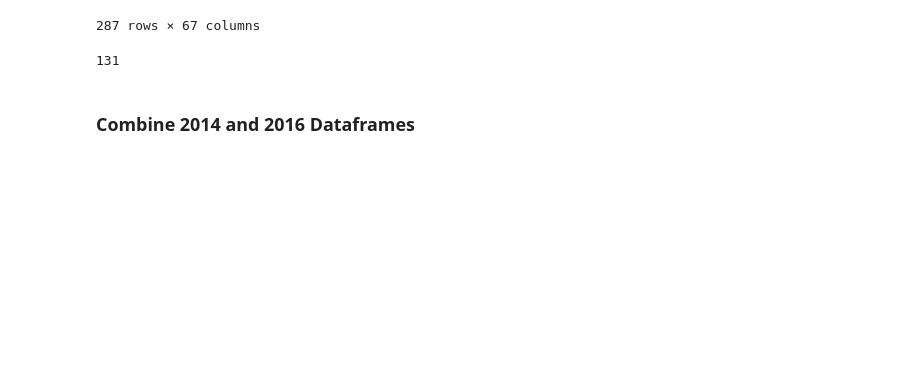
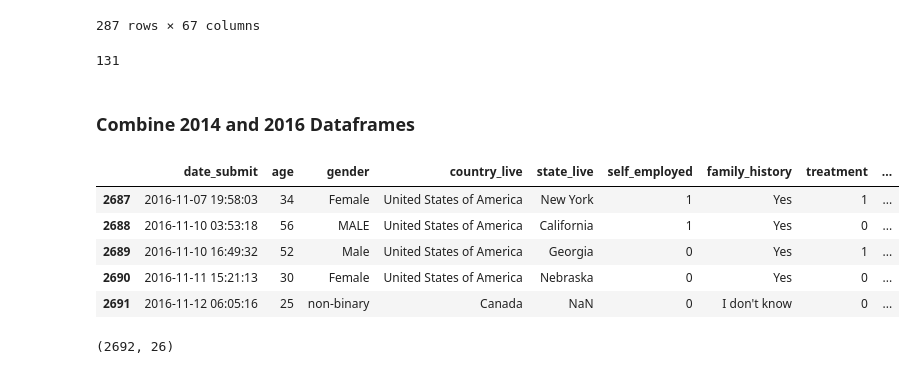
Before and after one commit to phuongho43/cogs108-mental_health, a Jupyter notebook: FinalProject.ipynb, the cells around one changed output. Cells and saved outputs as stored; diff of their text form; code cells hidden in the pictures; blank space fills up the shorter version.

```diff
--- a/FinalProject.ipynb
+++ b/FinalProject.ipynb
@@ -930,4 +929,19 @@ len(mental16_df.loc[(mental16_df.prev_emps == 0) & (mental16_df.self_employed ==
 # %% [markdown]
 ### Combine 2014 and 2016 Dataframes
 # %%
-combined_mental_df = pd.concat([mental14_df,mental16_df],join='inner')
+combined_df = pd.concat([mental14_df,mental16_df],join='inner')
+# %%
+combined_df.reset_index(drop=True, inplace=True)
+# %%
+combined_df.tail()
+# %% [output]
+|  | date_submit | age | gender | country_live | state_live | self_employed | family_history | treatment | ... |
+| 2687 | 2016-11-07 19:58:03 | 34 | Female | United States of America | New York | 1 | Yes | 1 | ... |
+| 2688 | 2016-11-10 03:53:18 | 56 | MALE | United States of America | California | 1 | Yes | 0 | ... |
+| 2689 | 2016-11-10 16:49:32 | 52 | Male | United States of America | Georgia | 0 | Yes | 1 | ... |
+| 2690 | 2016-11-11 15:21:13 | 30 | Female | United States of America | Nebraska | 0 | Yes | 0 | ... |
+| 2691 | 2016-11-12 06:05:16 | 25 | non-binary | Canada | NaN | 0 | I don't know | 0 | ... |
+# %%
+combined_df.shape
+# %% [output]
+(2692, 26)
```
Also changed, not shown: parts of 36 cells of this notebook.
